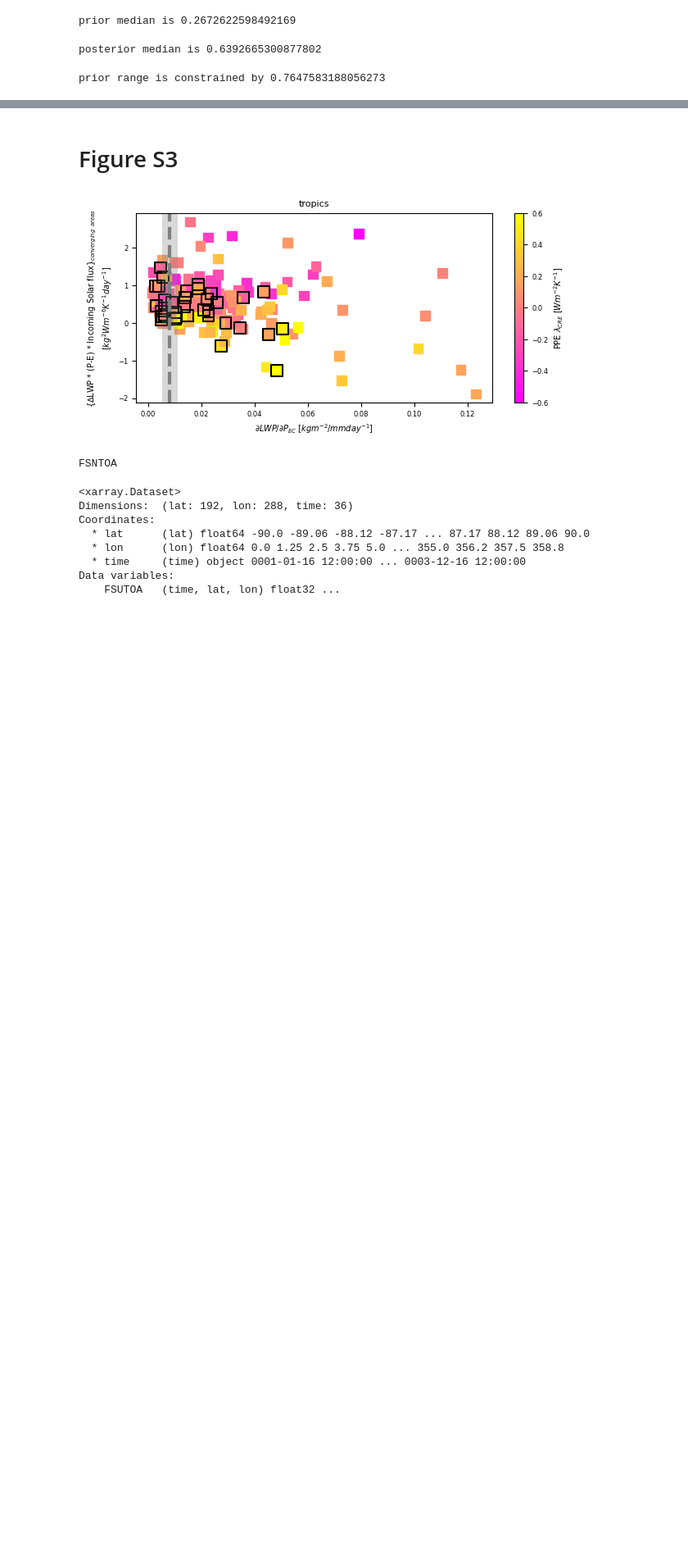
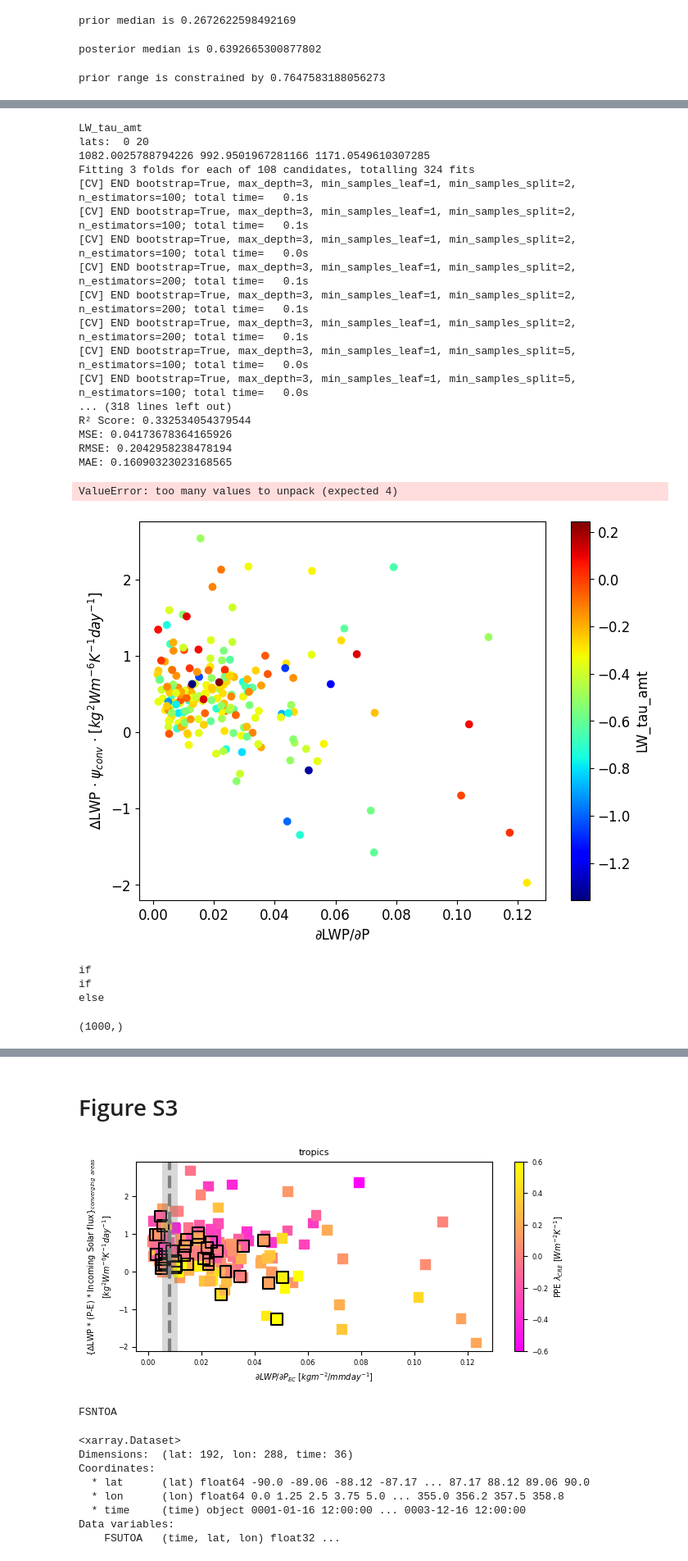
Before and after one commit to wgh-private/globalFB_precipeff, a Jupyter notebook: kernel_finalwork.ipynb, the cells around one changed output, grey strips where cells are left out. Shown at 82% size. Saved outputs shown, nothing was run; the diff lists cells and outputs as text; code cells hidden in the pictures; blank space fills up the shorter version.

```diff
--- a/kernel_finalwork.ipynb
+++ b/kernel_finalwork.ipynb
@@ -1472,0 +1815,51 @@ prior range is constrained by 0.7647583188056273
+# %%
+# constraint from the tropics
+min_lat, max_lat = 0, 20
+tr_RF_precipeff_cyc, tr_RF_dLWP, tr_RF_CF, _ = RFresults(min_lat, max_lat, FBcomp, cf)
+plt.figure()
+plt.scatter(tr_RF_precipeff_cyc, tr_RF_dLWP, c=tr_RF_CF, cmap='jet')
+# %% [output]
+LW_tau_amt
+lats:  0 20
+1082.0025788794226 992.9501967281166 1171.0549610307285
+Fitting 3 folds for each of 108 candidates, totalling 324 fits
+[CV] END bootstrap=True, max_depth=3, min_samples_leaf=1, min_samples_split=2, n_estimators=100; total time=   0.1s
+[CV] END bootstrap=True, max_depth=3, min_samples_leaf=1, min_samples_split=2, n_estimators=100; total time=   0.1s
+[CV] END bootstrap=True, max_depth=3, min_samples_leaf=1, min_samples_split=2, n_estimators=100; total time=   0.0s
+[CV] END bootstrap=True, max_depth=3, min_samples_leaf=1, min_samples_split=2, n_estimators=200; total time=   0.1s
+[CV] END bootstrap=True, max_depth=3, min_samples_leaf=1, min_samples_split=2, n_estimators=200; total time=   0.1s
+[CV] END bootstrap=True, max_depth=3, min_samples_leaf=1, min_samples_split=2, n_estimators=200; total time=   0.1s
+[CV] END bootstrap=True, max_depth=3, min_samples_leaf=1, min_samples_split=5, n_estimators=100; total time=   0.0s
+[CV] END bootstrap=True, max_depth=3, min_samples_leaf=1, min_samples_split=5, n_estimators=100; total time=   0.0s
+... (318 lines left out)
+R² Score: 0.332534054379544
+MSE: 0.04173678364165926
+RMSE: 0.2042958238478194
+MAE: 0.16090323023168565
+ValueError: too many values to unpack (expected 4)
+[figure, added]
+# %%
+def prior_post(sub_RF_CF, sub_constrained_indices=None):
+    if sub_constrained_indices is not None:
+        print('if')
+        sub_RF_CF_post = sub_RF_CF[sub_constrained_indices]  # Posterior data (constrained subset)
+        low, high = np.nanpercentile(sub_RF_CF_post, [5, 95])  # 5th–95th percentile range of posterior
+    else:
+        print('else')
+        low, high = np.nanpercentile(sub_RF_CF, [5, 95])
+    post_samples = np.random.uniform(low, high, 1000)  # Draw 1000 samples uniformly within this range
+    return post_samples
+
+global_prior = w_sub*sub_RF_CF + w_ext*ext_RF_CF + w_trop*tr_RF_CF  # global prior sample
+sub_post_samples = prior_post(sub_RF_CF, sub_constrained_indices)  # 1000 posterior values for subtropics
+ext_post_samples = prior_post(ext_RF_CF, ext_constrained_indices)  # 1000 posterior value for extratropics
+tr_post_samples = prior_post(tr_RF_CF)  # 1000 value from the prior for tropics
+global_posterior = w_sub*sub_post_samples + w_ext*ext_post_samples + w_trop*tr_post_samples
+# %% [output]
+if
+if
+else
+# %%
+global_posterior.shape
+# %% [output]
+(1000,)
```
Also changed, not shown: parts of 31 cells of this notebook.
